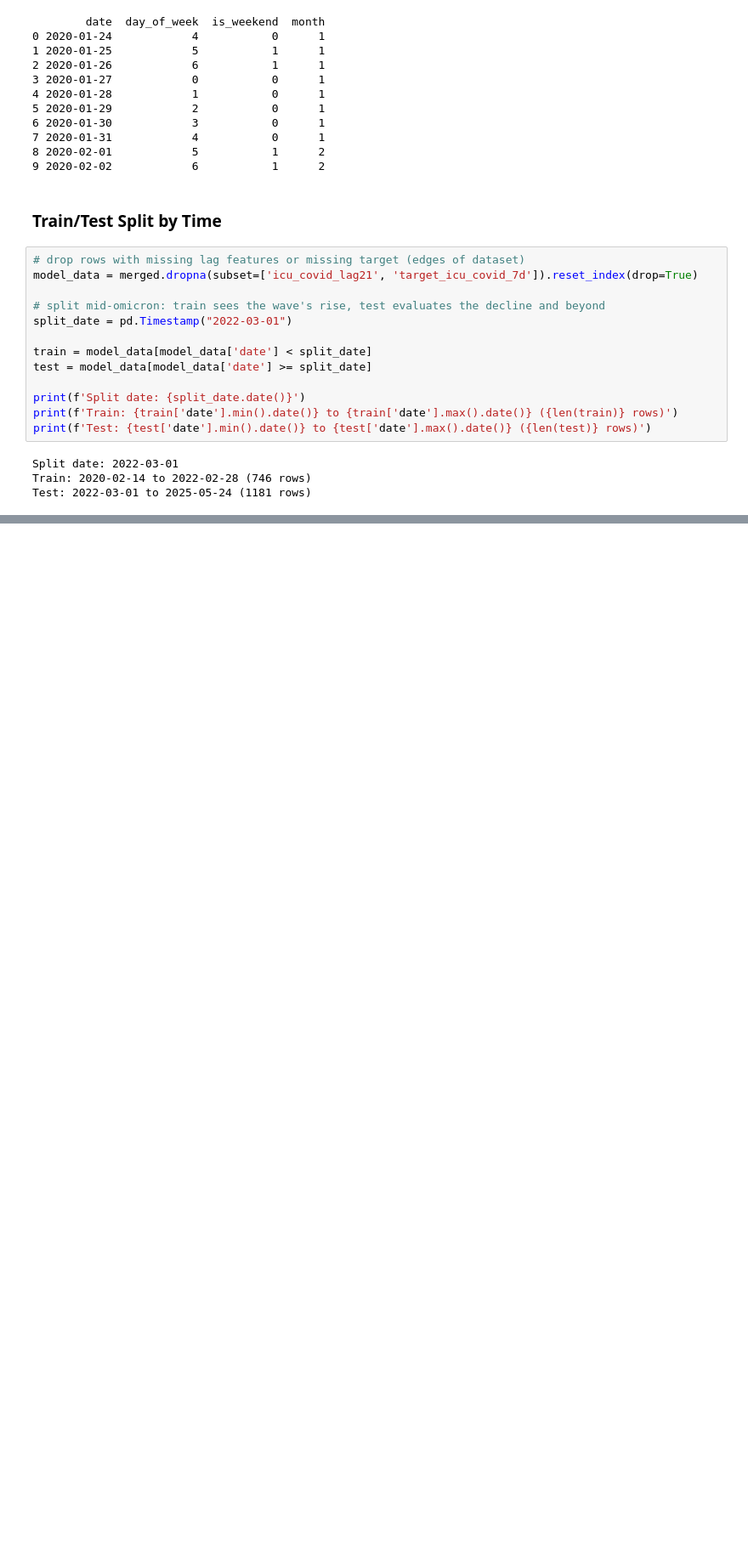
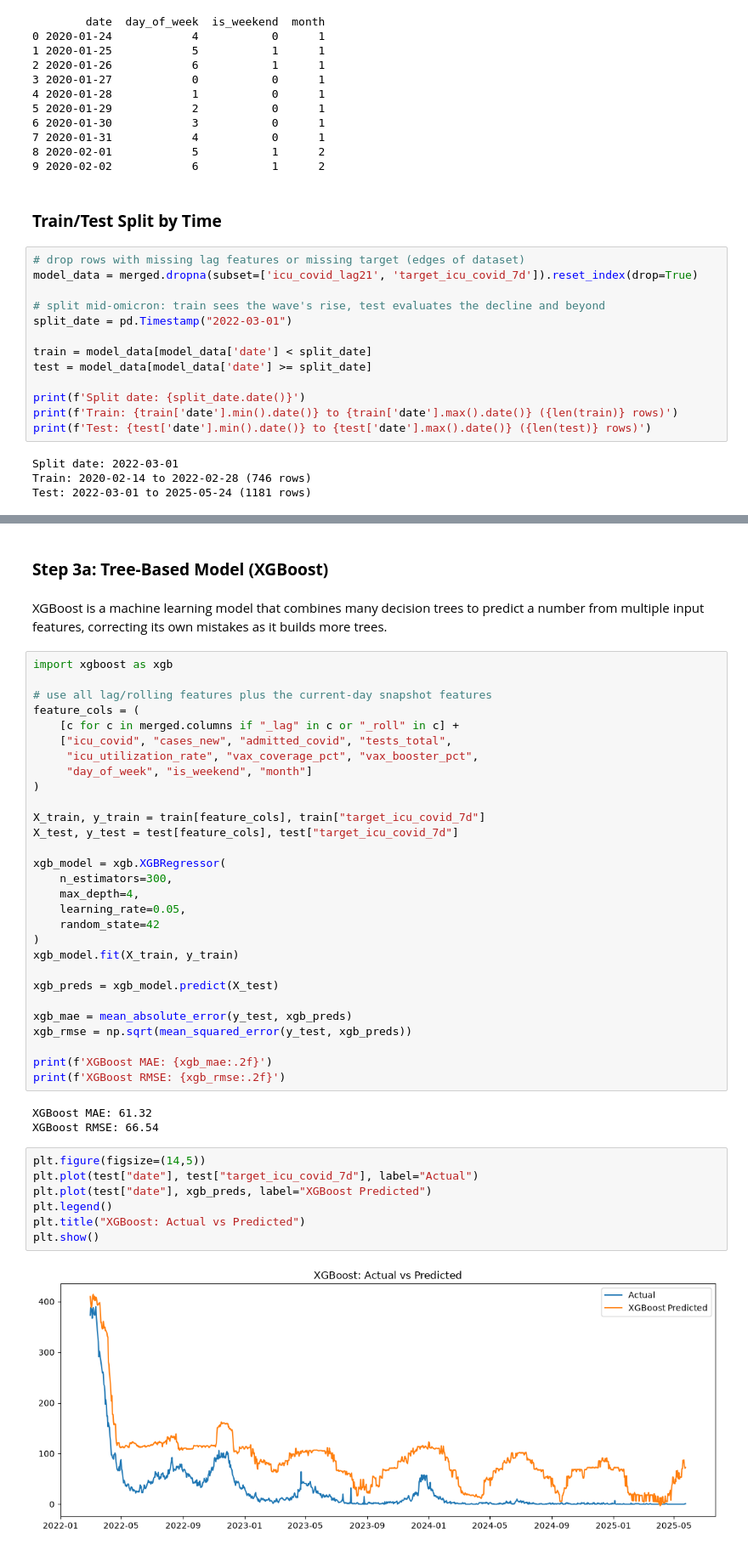
Before and after one commit to peishuen/Malaysia-ICU-Bed-Demand-Forecasting, a Jupyter notebook: analysis.ipynb, the cells around one changed output, grey strips where cells are left out. Shown at 85% size. Drawn from its saved outputs; the diff is of its cells as text; blank space fills up the shorter version.

Commit message:
build baseline, ARIMA and XGBoost models

```diff
--- a/analysis.ipynb
+++ b/analysis.ipynb
@@ -697,0 +749,45 @@ Test: 2022-03-01 to 2025-05-24 (1181 rows)
+# %% [markdown]
+### **Step 3a: Tree-Based Model (XGBoost)**
+# %% [markdown]
+XGBoost is a machine learning model that combines many decision trees to predict a number from multiple input features, correcting its own mistakes as it builds more trees.
+# %%
+import xgboost as xgb
+
+# use all lag/rolling features plus the current-day snapshot features
+feature_cols = (
+    [c for c in merged.columns if "_lag" in c or "_roll" in c] +
+    ["icu_covid", "cases_new", "admitted_covid", "tests_total",
+     "icu_utilization_rate", "vax_coverage_pct", "vax_booster_pct",
+     "day_of_week", "is_weekend", "month"]
+)
+
+X_train, y_train = train[feature_cols], train["target_icu_covid_7d"]
+X_test, y_test = test[feature_cols], test["target_icu_covid_7d"]
+
+xgb_model = xgb.XGBRegressor(
+    n_estimators=300,
+    max_depth=4,
+    learning_rate=0.05,
+    random_state=42
+)
+xgb_model.fit(X_train, y_train)
+
+xgb_preds = xgb_model.predict(X_test)
+
+xgb_mae = mean_absolute_error(y_test, xgb_preds)
+xgb_rmse = np.sqrt(mean_squared_error(y_test, xgb_preds))
+
+print(f'XGBoost MAE: {xgb_mae:.2f}')
+print(f'XGBoost RMSE: {xgb_rmse:.2f}')
+# %% [output]
+XGBoost MAE: 61.32
+XGBoost RMSE: 66.54
+# %%
+plt.figure(figsize=(14,5))
+plt.plot(test["date"], test["target_icu_covid_7d"], label="Actual")
+plt.plot(test["date"], xgb_preds, label="XGBoost Predicted")
+plt.legend()
+plt.title("XGBoost: Actual vs Predicted")
+plt.show()
+# %% [output]
+[figure, added]
```
Also changed, not shown: parts of 10 cells of this notebook, 1 other file.
